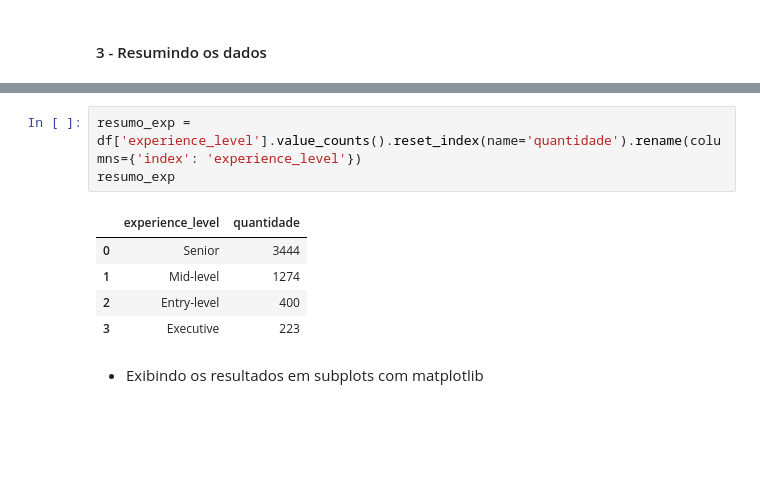
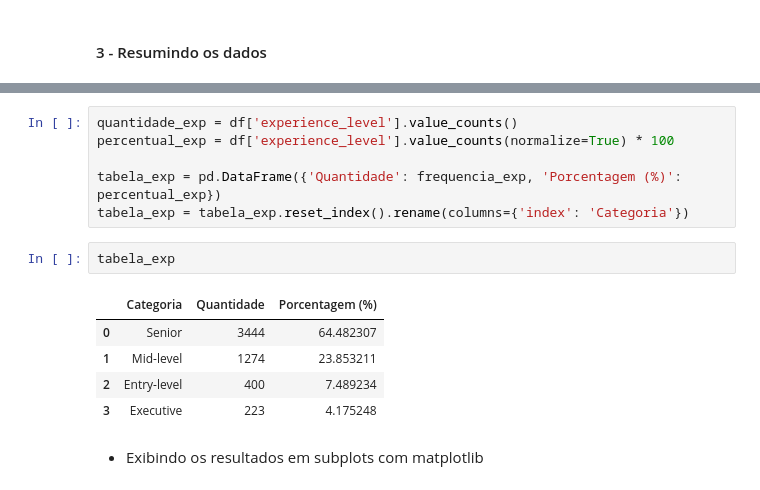
Before and after one commit to ryanrodr/eda-jobs-in-data, a Jupyter notebook: notebooks/analise_exploratoria.ipynb, the cells around one changed output, grey strips where cells are left out. Cells and saved outputs as stored; diff of their text form; blank space fills up the shorter version.

```diff
--- a/notebooks/analise_exploratoria.ipynb
+++ b/notebooks/analise_exploratoria.ipynb
@@ -149,15 +149,20 @@ tabela_categoria
 | 7 | Data Management and Strategy | 49 | 0.917431 |
 | 8 | Data Quality and Operations | 45 | 0.842539 |
 | 9 | Cloud and Database | 5 | 0.093615 |
-# %%
-resumo_exp = df['experience_level'].value_counts().reset_index(name='quantidade').rename(columns={'index': 'experience_level'})
-resumo_exp
-# %% [output]
-|  | experience_level | quantidade |
-| 0 | Senior | 3444 |
-| 1 | Mid-level | 1274 |
-| 2 | Entry-level | 400 |
-| 3 | Executive | 223 |
+# %%
+quantidade_exp = df['experience_level'].value_counts()
+percentual_exp = df['experience_level'].value_counts(normalize=True) * 100
+
+tabela_exp = pd.DataFrame({'Quantidade': frequencia_exp, 'Porcentagem (%)': percentual_exp})
+tabela_exp = tabela_exp.reset_index().rename(columns={'index': 'Categoria'})
+# %%
+tabela_exp
+# %% [output]
+|  | Categoria | Quantidade | Porcentagem (%) |
+| 0 | Senior | 3444 | 64.482307 |
+| 1 | Mid-level | 1274 | 23.853211 |
+| 2 | Entry-level | 400 | 7.489234 |
+| 3 | Executive | 223 | 4.175248 |
 # %% [markdown]
 - Exibindo os resultados em subplots com matplotlib
 # %%
```
Also changed, not shown: parts of 16 cells of this notebook.
